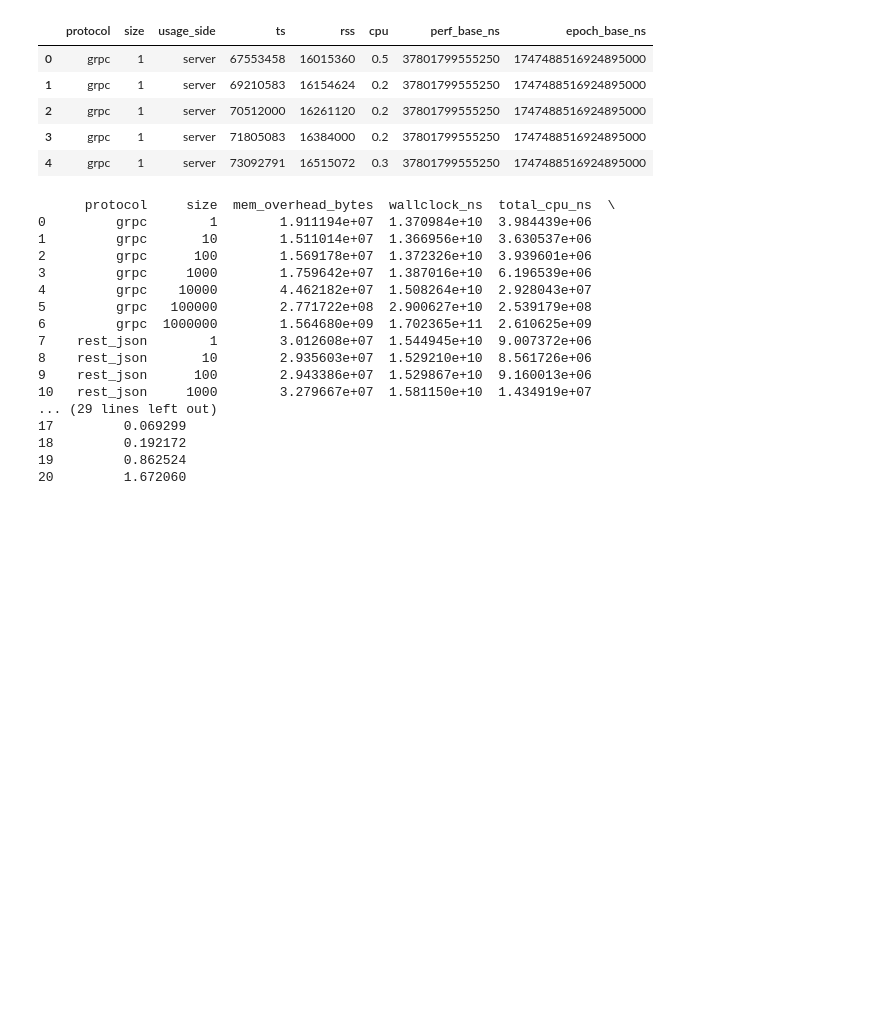
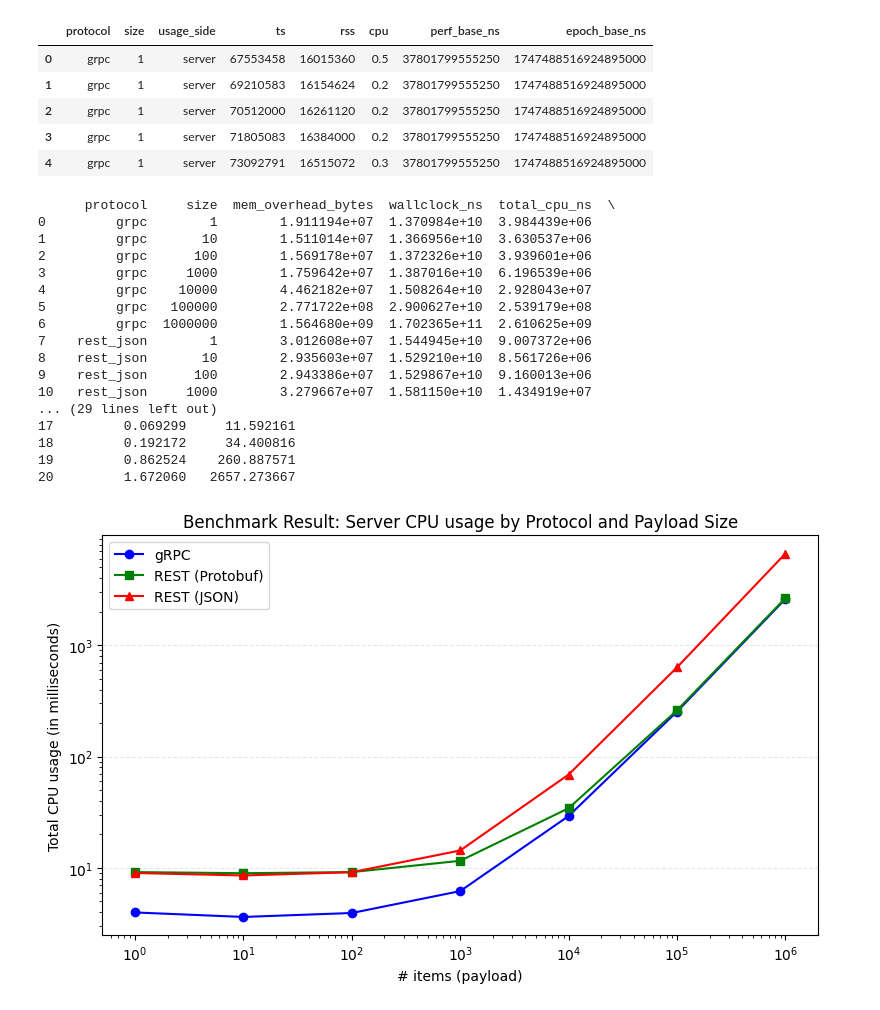
Before and after one commit to haochencoding/benchmark_grpc_proto_rest_json, a Jupyter notebook: data_analysis.ipynb, the cells around one changed output. Saved outputs shown, nothing was run; the diff lists cells and outputs as text; code cells hidden in the pictures; blank space fills up the shorter version.

Commit message:
Add in server CPU usage chart

```diff
--- a/data_analysis.ipynb
+++ b/data_analysis.ipynb
@@ -1117,6 +1117,7 @@ report["avg_cpu_percent"] = (
     / report["wallclock_ns"]
 ) * 100
 
+report['total_cpu_ms'] = report['total_cpu_ns'] / 1_000_000
 print(report)
 # %% [output]
       protocol     size  mem_overhead_bytes  wallclock_ns  total_cpu_ns  \
@@ -1132,7 +1133,26 @@ print(report)
 9    rest_json      100        2.943386e+07  1.529867e+10  9.160013e+06
 10   rest_json     1000        3.279667e+07  1.581150e+10  1.434919e+07
 ... (29 lines left out)
-17         0.069299
-18         0.192172
-19         0.862524
-20         1.672060
+17         0.069299     11.592161
+18         0.192172     34.400816
+19         0.862524    260.887571
+20         1.672060   2657.273667
+# %%
+pivot = report.pivot(index='size', columns='protocol', values='total_cpu_ms').sort_index()
+
+plt.figure(figsize=(8,5))
+plt.plot(pivot.index, pivot['grpc'], marker='o', label='gRPC', color='blue')
+plt.plot(pivot.index, pivot['rest_proto'], marker='s', label='REST (Protobuf)', color='green')
+plt.plot(pivot.index, pivot['rest_json'],  marker='^', label='REST (JSON)',  color='red')
+
+plt.xscale('log')
+plt.xlabel('# items (payload)')
+plt.ylabel('Total CPU usage (in milliseconds)')
+plt.yscale('log')
+plt.title('Benchmark Result: Server CPU usage by Protocol and Payload Size')
+plt.legend()
+plt.grid(True, axis='y', ls='--', alpha=0.3)
+plt.tight_layout()
+plt.show()
+# %% [output]
+[figure, added]
```
